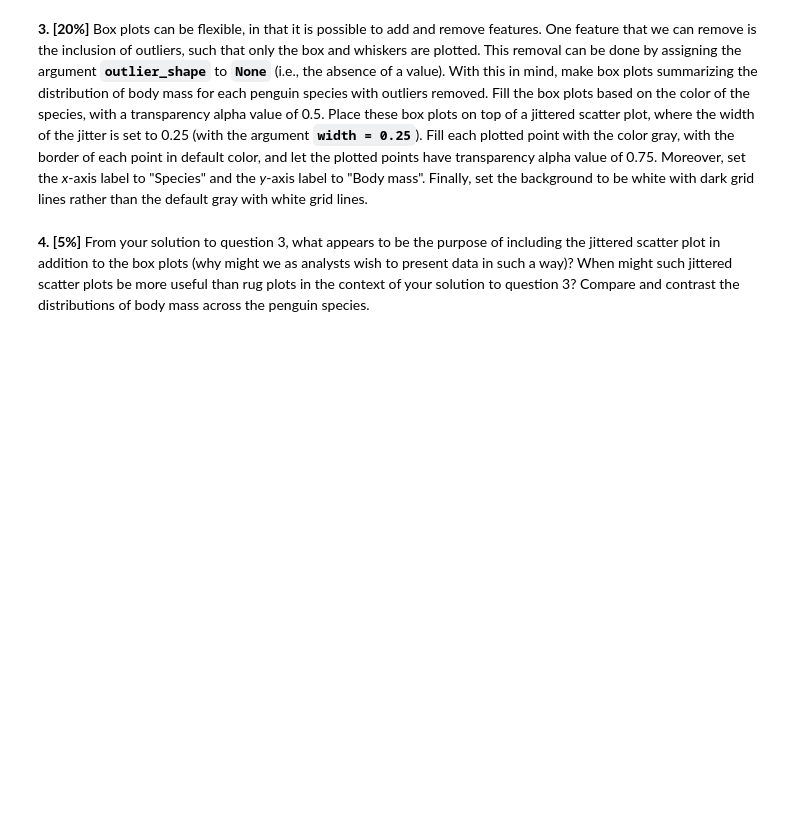
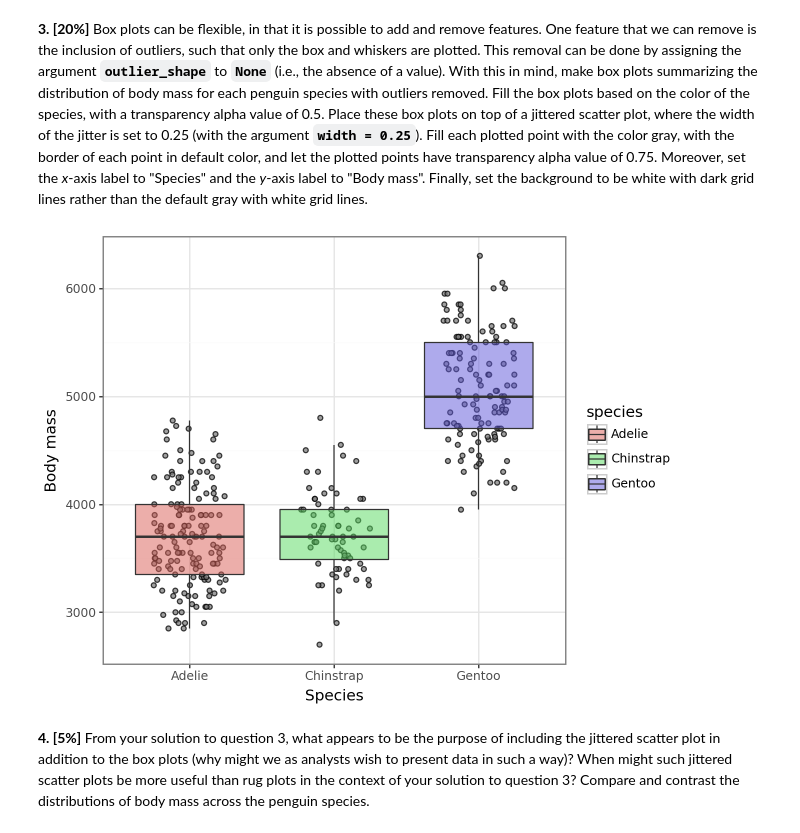
Before and after one commit to vparra9/palmer-penguins-data-analysis, a Jupyter notebook: Assignment1.ipynb, the cells around one changed output. Saved outputs shown, nothing was run; the diff lists cells and outputs as text; code cells hidden in the pictures; blank space fills up the shorter version.

Commit message:
Add body mass distribution visualization by species

```diff
--- a/Assignment1.ipynb
+++ b/Assignment1.ipynb
@@ -99,6 +99,28 @@ An image depicting bill length and depth can be found below [[source](https://al
 **Provide answer here:** For some species there appears to be a positive relationship between bill depth and length. For example, the Gentoo penguins on Biscoe Island and Chinstrap penguins on Dream Island, you can see that when bill length increases, bill depth generally increases as well. Adelie penguins also have a positive relationship but it seems weaker for some islands. Based on the rug plot, it appears that Gentoo penguins tend to have longer bills and smaller bill depths. In contrast, Adelie penguins tend to have shorter bills and Chinstrap penguins have long bills but greater bill depths than Gentoo penguins.
 # %% [markdown]
 **3. [20%]** Box plots can be flexible, in that it is possible to add and remove features. One feature that we can remove is the inclusion of outliers, such that only the box and whiskers are plotted. This removal can be done by assigning the argument **`outlier_shape`** to **`None`** (i.e., the absence of a value). With this in mind, make box plots summarizing the distribution of body mass for each penguin species with outliers removed. Fill the box plots based on the color of the species, with a transparency alpha value of 0.5. Place these box plots on top of a jittered scatter plot, where the width of the jitter is set to 0.25 (with the argument **`width = 0.25`**). Fill each plotted point with the color gray, with the border of each point in default color, and let the plotted points have transparency alpha value of 0.75. Moreover, set the *x*-axis label to "Species" and the *y*-axis label to "Body mass". Finally, set the background to be white with dark grid lines rather than the default gray with white grid lines.
+# %%
+# Create the base plot using the penguins dataset
+# Group penguins by species on x axis and body mass on y axis
+(ggplot(data = penguins,
+        mapping = aes(x = "species", y = "body_mass_g"))
+
+# Use jittered points to reduce overlap and show individual penguins
+# Limit horizontal jitter width and make points slightly transparent
++ geom_jitter(fill = "gray", width = 0.25, alpha = 0.75)
+
+# Add box plots that summarize the body mass distribution for each species
+# Color boxes by species, remove outlier points, and make boxes transparent
++ geom_boxplot(aes(fill = "species"), outlier_shape = None, alpha = 0.5)
+
+# Add descriptive labels to the x and y axis
++ labs(x = "Species", y = "Body mass")
+
+# Use a white background with dark grid lines
++ theme_bw()
+)
+# %% [output]
+[figure, added]
 # %% [markdown]
 **4. [5%]** From your solution to question 3, what appears to be the purpose of including the jittered scatter plot in addition to the box plots (why might we as analysts wish to present data in such a way)? When might such jittered scatter plots be more useful than rug plots in the context of your solution to question 3? Compare and contrast the distributions of body mass across the penguin species.
 # %% [markdown]
```
